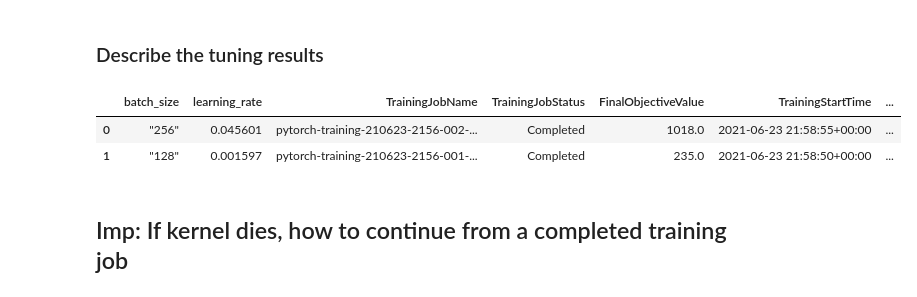
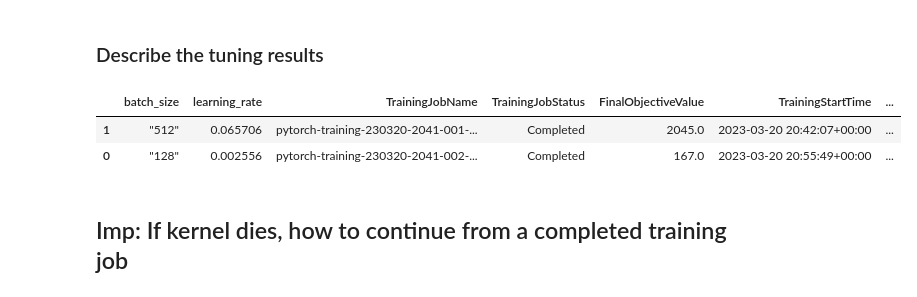
Before and after one commit to andijakl/udacity-Operationalizing-ML, a Jupyter notebook: train_and_deploy-solution.ipynb, the cells around one changed output. Saved outputs shown, nothing was run; the diff lists cells and outputs as text; code cells hidden in the pictures.

```diff
--- a/train_and_deploy-solution.ipynb
+++ b/train_and_deploy-solution.ipynb
@@ -73,15 +73,15 @@ No finished training job found associated with this estimator. Please make sure
 <h3>Describe the tuning results</h3>
 # %%
 exp = HyperparameterTuningJobAnalytics(
-  hyperparameter_tuning_job_name='pytorch-training-210623-2156')
+  hyperparameter_tuning_job_name='pytorch-training-230320-2041')
 
 jobs = exp.dataframe()
 
 jobs.sort_values('FinalObjectiveValue', ascending=0)
 # %% [output]
 |  | batch_size | learning_rate | TrainingJobName | TrainingJobStatus | FinalObjectiveValue | TrainingStartTime | ... |
-| 0 | "256" | 0.045601 | pytorch-training-210623-2156-002-... | Completed | 1018.0 | 2021-06-23 21:58:55+00:00 | ... |
-| 1 | "128" | 0.001597 | pytorch-training-210623-2156-001-... | Completed | 235.0 | 2021-06-23 21:58:50+00:00 | ... |
+| 1 | "512" | 0.065706 | pytorch-training-230320-2041-001-... | Completed | 2045.0 | 2023-03-20 20:42:07+00:00 | ... |
+| 0 | "128" | 0.002556 | pytorch-training-230320-2041-002-... | Completed | 167.0 | 2023-03-20 20:55:49+00:00 | ... |
 # %% [markdown]
 ## Imp: If kernel dies, how to continue from a completed training job
 # %%
```
Also changed, not shown: parts of 17 cells of this notebook, 5 other files.
